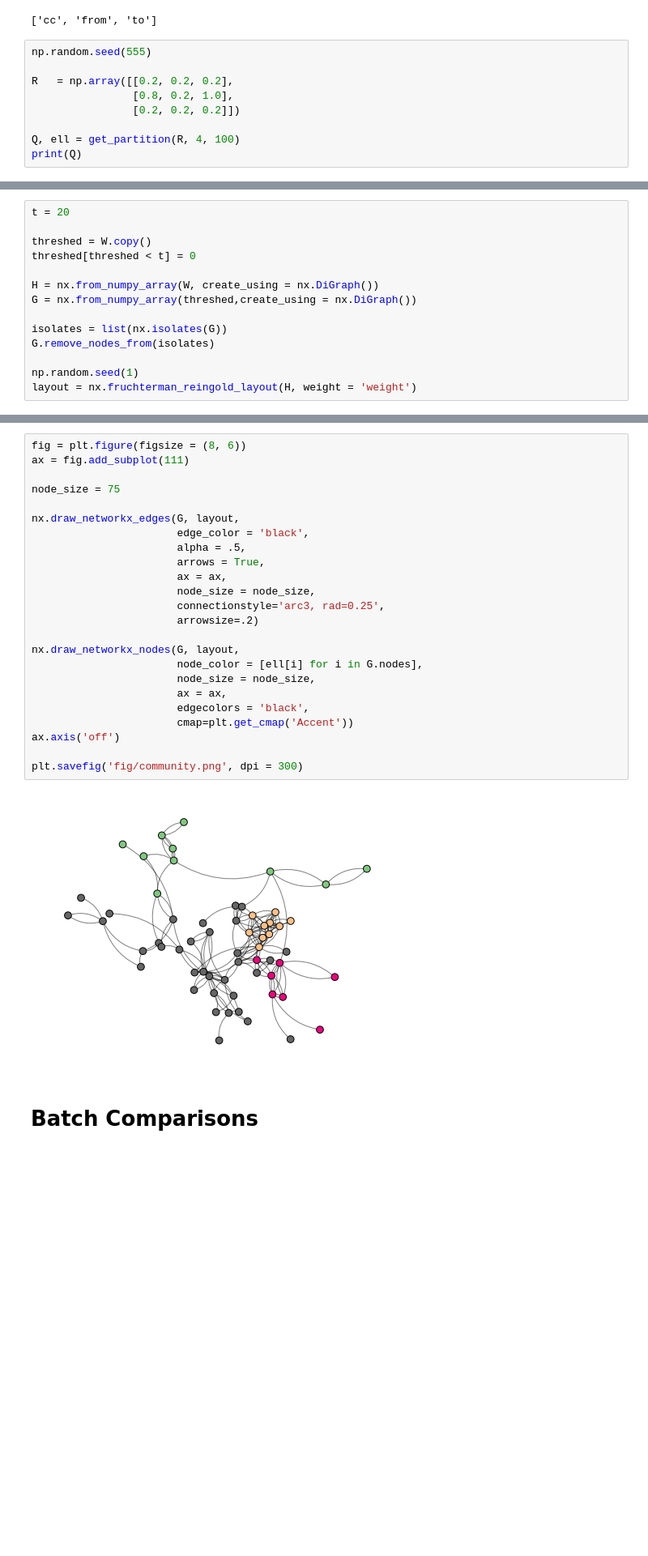
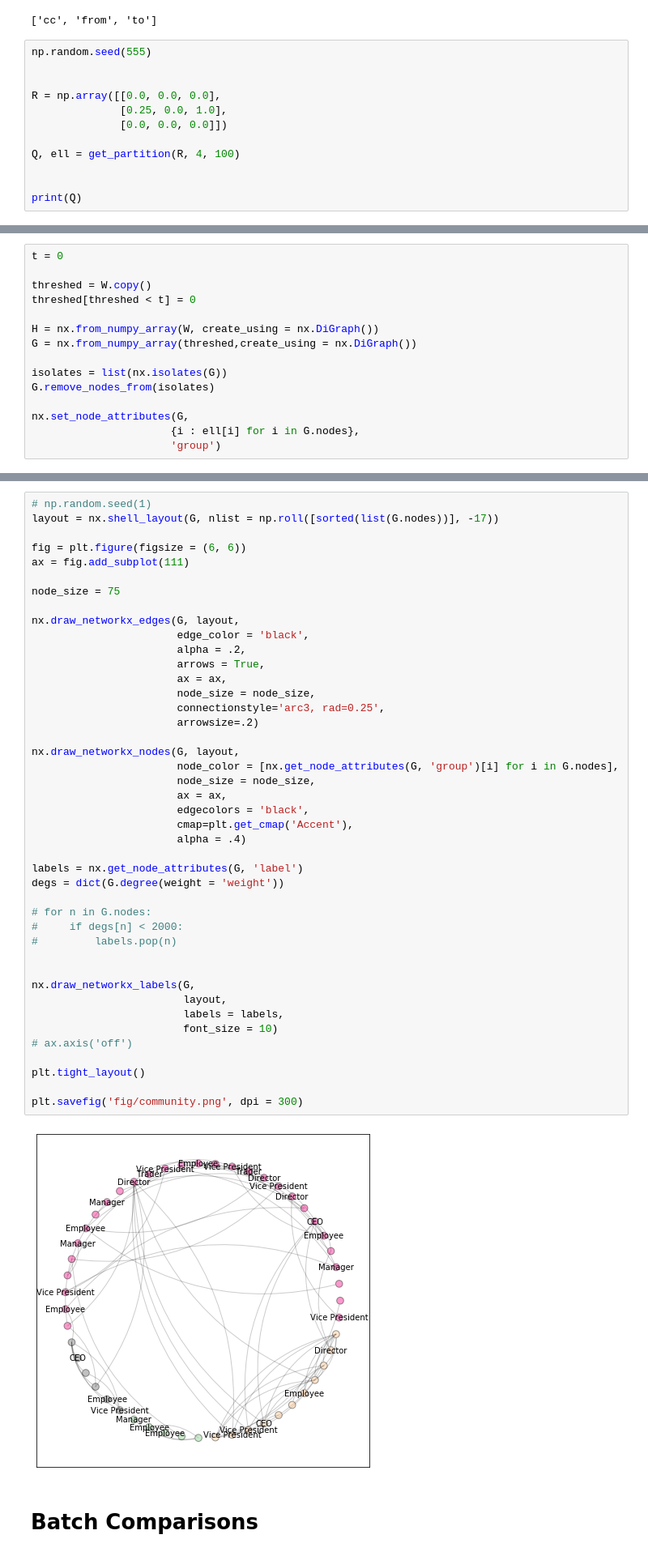
Before and after one commit to PhilChodrow/annotated_hypergraphs, a Jupyter notebook: modularity.ipynb, the cells around one changed output, grey strips where cells are left out. Shown at 81% size. Drawn from its saved outputs; the diff is of its cells as text; blank space fills up the shorter version.

Commit message:
community visualizations

```diff
--- a/modularity.ipynb
+++ b/modularity.ipynb
@@ -50,10 +52,13 @@ A.roles
 # %%
 np.random.seed(555)
 
-R   = np.array([[0.2, 0.2, 0.2],
-                [0.8, 0.2, 1.0],
-                [0.2, 0.2, 0.2]])
+
+R = np.array([[0.0, 0.0, 0.0],
+              [0.25, 0.0, 1.0],
+              [0.0, 0.0, 0.0]])
 
 Q, ell = get_partition(R, 4, 100)
+
+
 print(Q)
 # %% [output]
@@ -69,5 +74,5 @@ plt.savefig('fig/partition_matrix.png', dpi = 300)
 # %%
-t = 20
+t = 0
 
 threshed = W.copy()
 threshed[threshed < t] = 0
@@ -78,5 +83,6 @@ G = nx.from_numpy_array(threshed,create_using = nx.DiGraph())
 isolates = list(nx.isolates(G))
 G.remove_nodes_from(isolates)
 
-np.random.seed(1)
-layout = nx.fruchterman_reingold_layout(H, weight = 'weight')
+nx.set_node_attributes(G,
+                      {i : ell[i] for i in G.nodes},
+                      'group')
@@ -83,29 +123,48 @@ layout = nx.fruchterman_reingold_layout(H, weight = 'weight')
 # %%
-fig = plt.figure(figsize = (8, 6))
+# np.random.seed(1)
+layout = nx.shell_layout(G, nlist = np.roll([sorted(list(G.nodes))], -17))
+
+fig = plt.figure(figsize = (6, 6))
 ax = fig.add_subplot(111)
 
 node_size = 75
 
 nx.draw_networkx_edges(G, layout,
                        edge_color = 'black',
-                       alpha = .5,
+                       alpha = .2,
                        arrows = True,
                        ax = ax,
                        node_size = node_size,
                        connectionstyle='arc3, rad=0.25',
                        arrowsize=.2)
 
 nx.draw_networkx_nodes(G, layout,
-                       node_color = [ell[i] for i in G.nodes],
+                       node_color = [nx.get_node_attributes(G, 'group')[i] for i in G.nodes],
                        node_size = node_size,
                        ax = ax,
                        edgecolors = 'black',
-                       cmap=plt.get_cmap('Accent'))
-ax.axis('off')
+                       cmap=plt.get_cmap('Accent'),
+                       alpha = .4)
+
+labels = nx.get_node_attributes(G, 'label')
+degs = dict(G.degree(weight = 'weight'))
+
+# for n in G.nodes:
+#     if degs[n] < 2000:
+#         labels.pop(n)
+
+
+nx.draw_networkx_labels(G,
+                        layout,
+                        labels = labels,
+                        font_size = 10)
+# ax.axis('off')
+
+plt.tight_layout()
 
 plt.savefig('fig/community.png', dpi = 300)
 # %% [output]
-[figure, old version]
+[figure, new version]
 # %% [markdown]
 # Batch Comparisons
 # %%
```
Also changed, not shown: parts of 7 cells of this notebook, 2 other files.
